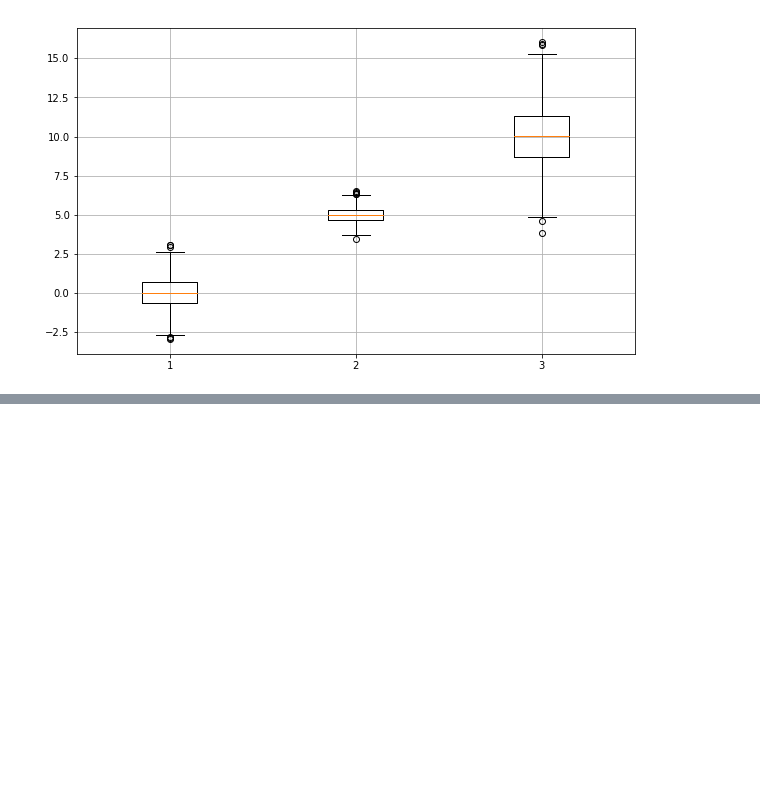
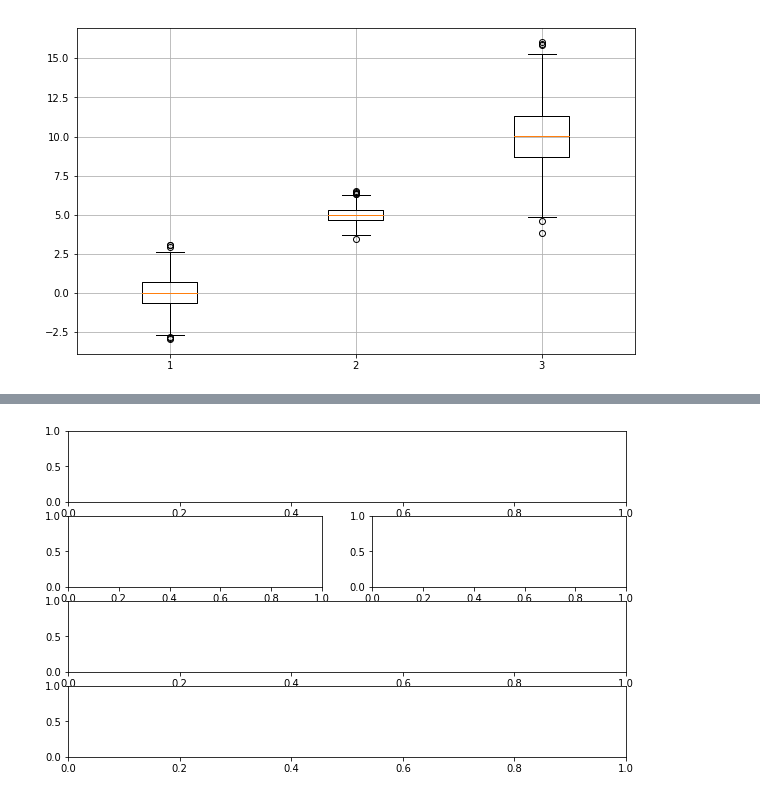
Before and after one commit to lemontia/DataScienceBook, a Jupyter notebook: 모둘학습/1-2. 시각화도구 - Matplotlib.ipynb, the cells around one changed output, grey strips where cells are left out. Drawn from its saved outputs; the diff is of its cells as text; code cells hidden in the pictures; blank space fills up the shorter version.

```diff
--- a/모둘학습/1-2. 시각화도구 - Matplotlib.ipynb
+++ b/모둘학습/1-2. 시각화도구 - Matplotlib.ipynb
@@ -156,0 +167,12 @@ plt.show()
+# %%
+plt.figure(figsize=(10,6))
+
+plt.subplot(411)
+plt.subplot(423)
+plt.subplot(424)
+plt.subplot(413)
+plt.subplot(414)
+
+plt.show()
+# %% [output]
+[figure, added]
```
Also changed, not shown: parts of 2 cells of this notebook, 12 other files.
